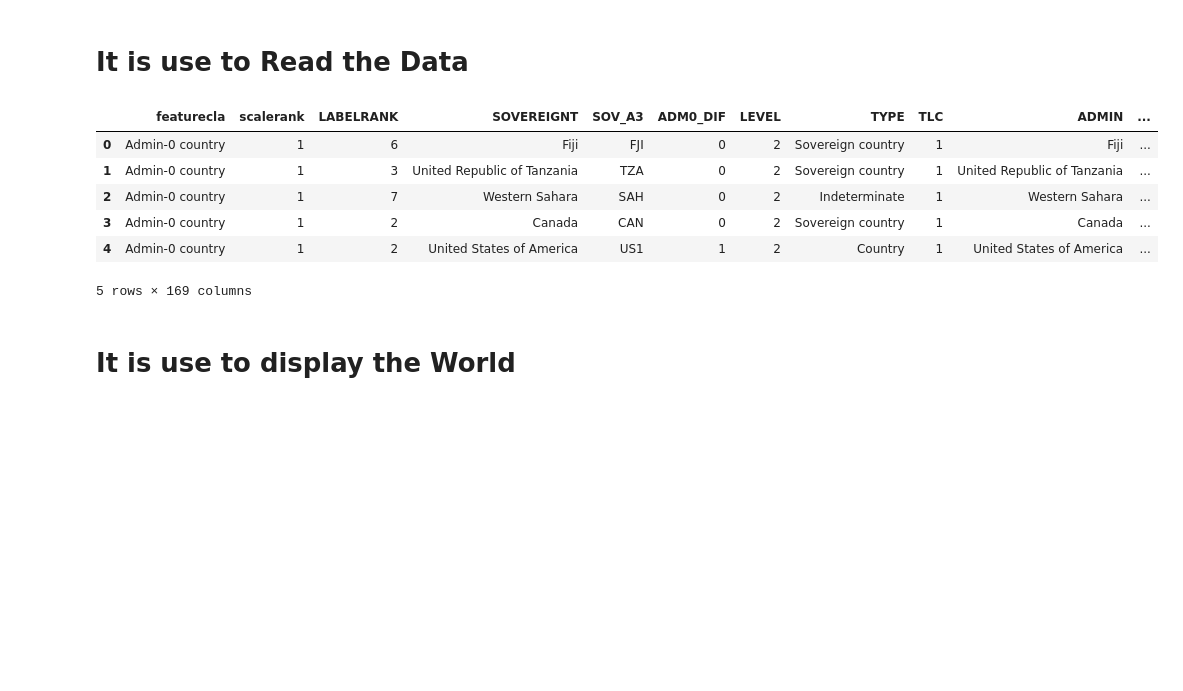
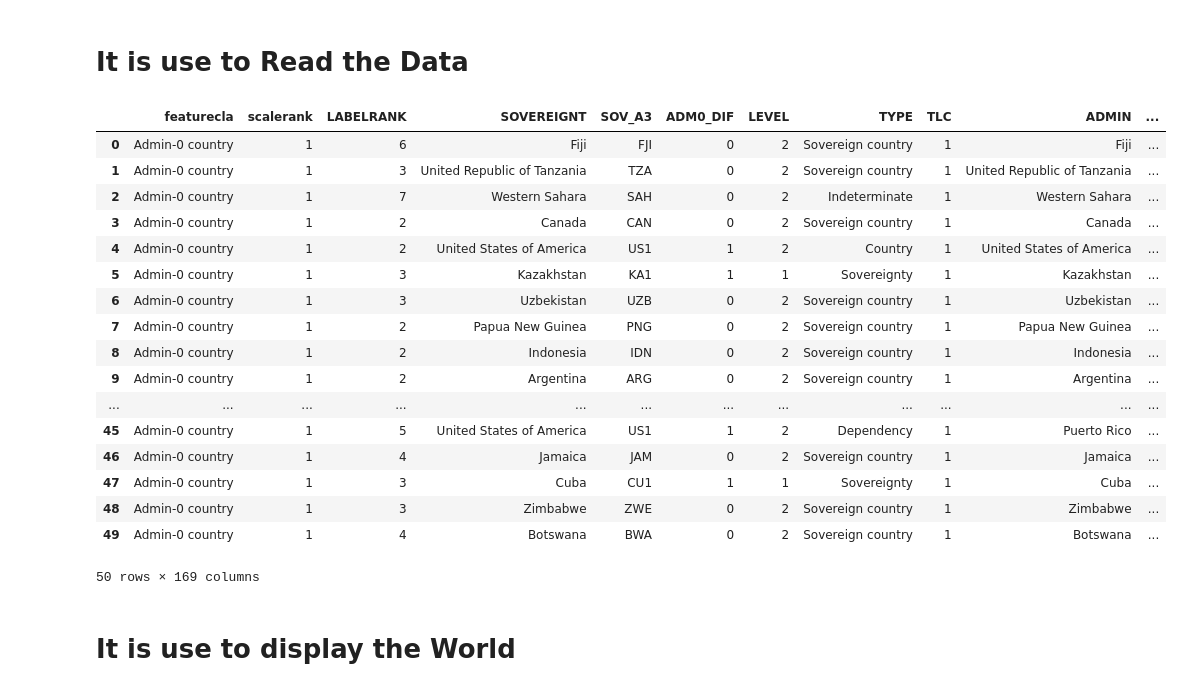
Before and after one commit to HimanshuHeda/Advance_Python, a Jupyter notebook: Geospatial_geopandas.ipynb, the cells around one changed output. Cells and saved outputs as stored; diff of their text form; code cells hidden in the pictures; blank space fills up the shorter version.

```diff
--- a/Geospatial_geopandas.ipynb
+++ b/Geospatial_geopandas.ipynb
@@ -11,15 +11,26 @@ world = gpd.read_file("./geopandas/ne_110m_admin_0_countries.shp")
 # %% [markdown]
 # It is use to Read the Data
 # %%
-world.head()
+world.head(50)
 # %% [output]
 |  | featurecla | scalerank | LABELRANK | SOVEREIGNT | SOV_A3 | ADM0_DIF | LEVEL | TYPE | TLC | ADMIN | ... |
 | 0 | Admin-0 country | 1 | 6 | Fiji | FJI | 0 | 2 | Sovereign country | 1 | Fiji | ... |
 | 1 | Admin-0 country | 1 | 3 | United Republic of Tanzania | TZA | 0 | 2 | Sovereign country | 1 | United Republic of Tanzania | ... |
 | 2 | Admin-0 country | 1 | 7 | Western Sahara | SAH | 0 | 2 | Indeterminate | 1 | Western Sahara | ... |
 | 3 | Admin-0 country | 1 | 2 | Canada | CAN | 0 | 2 | Sovereign country | 1 | Canada | ... |
 | 4 | Admin-0 country | 1 | 2 | United States of America | US1 | 1 | 2 | Country | 1 | United States of America | ... |
+| 5 | Admin-0 country | 1 | 3 | Kazakhstan | KA1 | 1 | 1 | Sovereignty | 1 | Kazakhstan | ... |
+| 6 | Admin-0 country | 1 | 3 | Uzbekistan | UZB | 0 | 2 | Sovereign country | 1 | Uzbekistan | ... |
+| 7 | Admin-0 country | 1 | 2 | Papua New Guinea | PNG | 0 | 2 | Sovereign country | 1 | Papua New Guinea | ... |
+| 8 | Admin-0 country | 1 | 2 | Indonesia | IDN | 0 | 2 | Sovereign country | 1 | Indonesia | ... |
+| 9 | Admin-0 country | 1 | 2 | Argentina | ARG | 0 | 2 | Sovereign country | 1 | Argentina | ... |
+| ... | ... | ... | ... | ... | ... | ... | ... | ... | ... | ... | ... |
+| 45 | Admin-0 country | 1 | 5 | United States of America | US1 | 1 | 2 | Dependency | 1 | Puerto Rico | ... |
+| 46 | Admin-0 country | 1 | 4 | Jamaica | JAM | 0 | 2 | Sovereign country | 1 | Jamaica | ... |
+| 47 | Admin-0 country | 1 | 3 | Cuba | CU1 | 1 | 1 | Sovereignty | 1 | Cuba | ... |
+| 48 | Admin-0 country | 1 | 3 | Zimbabwe | ZWE | 0 | 2 | Sovereign country | 1 | Zimbabwe | ... |
+| 49 | Admin-0 country | 1 | 4 | Botswana | BWA | 0 | 2 | Sovereign country | 1 | Botswana | ... |
-5 rows × 169 columns
+50 rows × 169 columns
 # %% [markdown]
 # It is use to display the World
 # %%
```
Also changed, not shown: parts of 1 cell of this notebook, 2 other files.
